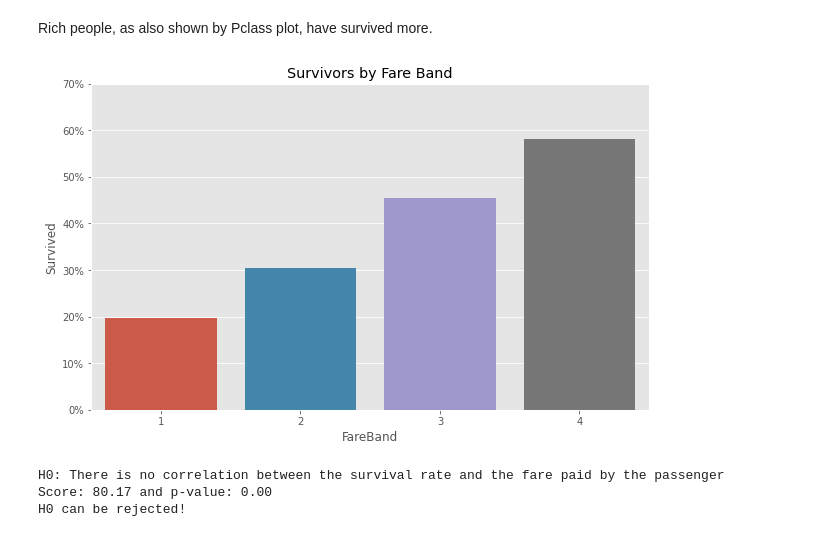
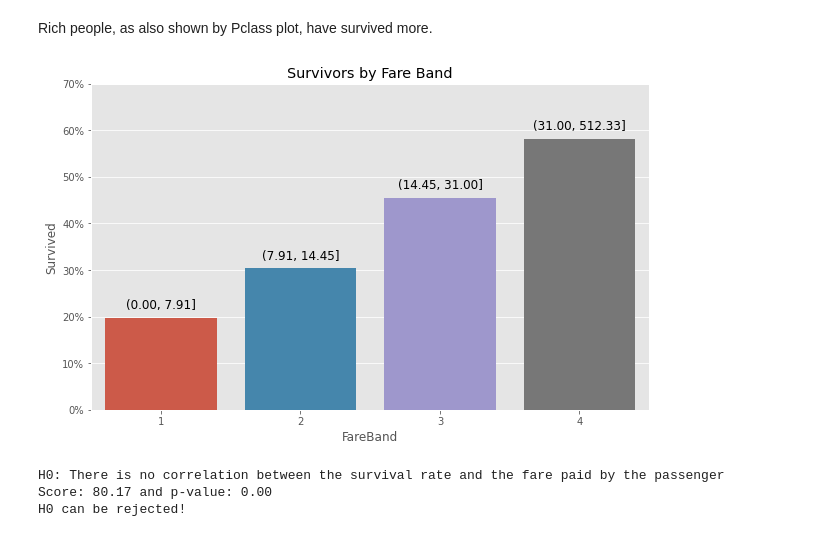
Before and after one commit to Schots/mlops_project, a Jupyter notebook: notebooks/00-maike-eda.ipynb, the cells around one changed output. Drawn from its saved outputs; the diff is of its cells as text; code cells hidden in the pictures.

Commit message:
eda: plot fareband over bars

```diff
--- a/notebooks/00-maike-eda.ipynb
+++ b/notebooks/00-maike-eda.ipynb
@@ -331,13 +315,21 @@ Categories (4, interval[float64, right]): [(-0.01, 7.91] < (7.91, 14.45] < (14.4
 Rich people, as also shown by Pclass plot, have survived more.
 # %%
 
-df['FareBand'] = pd.qcut(df['Fare'], 4, labels=[1, 2, 3, 4])
+df['FareBand'], bins = pd.qcut(df['Fare'], 4, labels=[1, 2, 3, 4], retbins=True)
 surv_fare = df[["Survived", "FareBand"]].groupby("FareBand", as_index=False).mean()
 g = sns.barplot(x=surv_fare["FareBand"], y=surv_fare["Survived"]*100)
+
+# Plot the FareBand intervals above each bar
+for i, bar in enumerate(g.patches):
+    g.annotate(f"({bins[i]:0.2f}, {bins[i+1]:0.2f}]",
+                   (bar.get_x() + bar.get_width() / 2,
+                    bar.get_height()+1), ha='center', va='center',
+                   size=12, xytext=(0, 8),
+                   textcoords='offset points')
 g.set_title('Survivors by Fare Band')
 replace_labels(g, '%')
 # %% [output]
-[figure, old version]
+[figure, new version]
 # %%
 
 contingency_table = pd.crosstab(df['FareBand'],df['Survived'])
```
Also changed, not shown: parts of 3 cells of this notebook.
